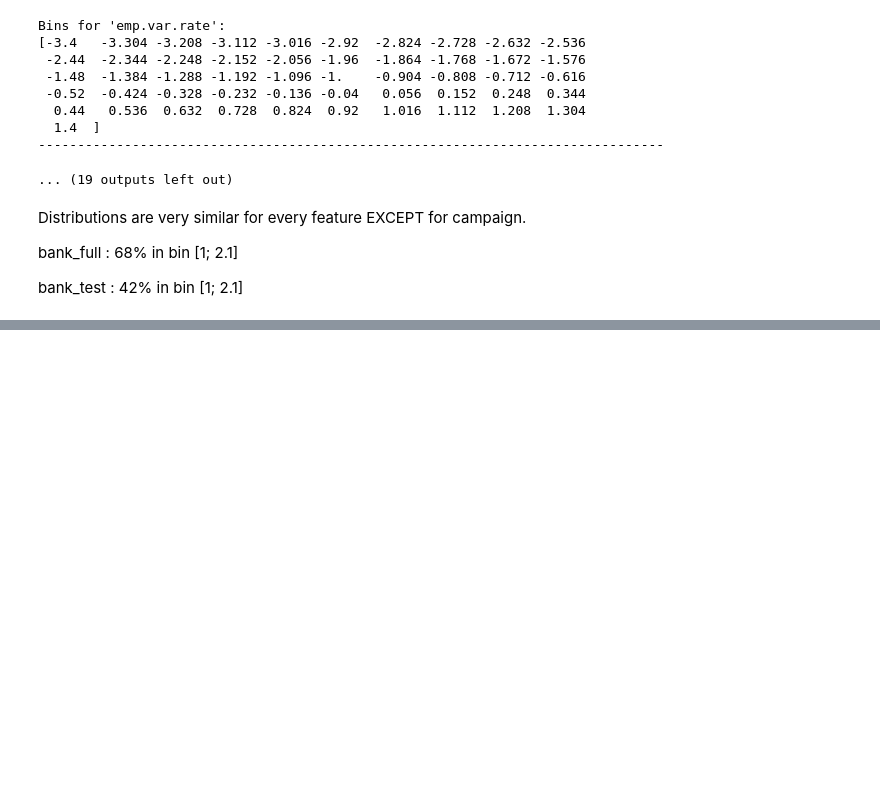
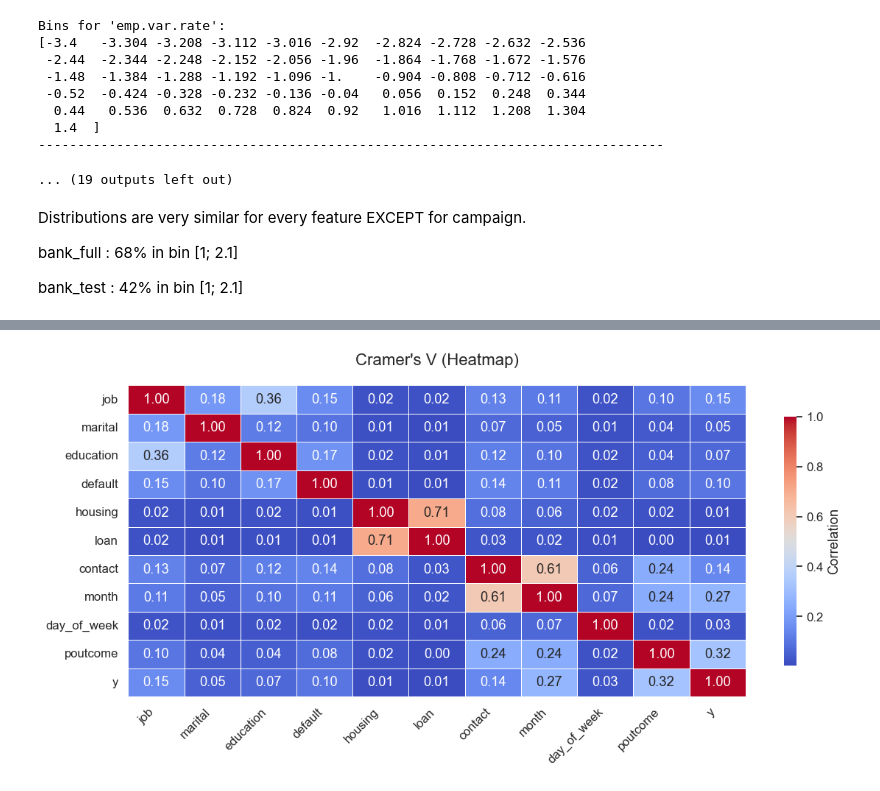
Before and after one commit to Xenodion/supervised_ml_project_waerniers_lamy, a Jupyter notebook: project.ipynb, the cells around one changed output, grey strips where cells are left out. Cells and saved outputs as stored; diff of their text form; code cells hidden in the pictures; blank space fills up the shorter version.

```diff
--- a/project.ipynb
+++ b/project.ipynb
@@ -251,0 +300,10 @@ bank_test : 42% in bin [1; 2.1]
+# %%
+cat_cols = bank_full.select_dtypes(include=["object", "category"]).columns.tolist()
+bank_cat = bank_full[cat_cols]
+
+cramers_outputs = [[cramers_v(bank_cat[col_i], bank_cat[col_j]) for col_j in cat_cols] for col_i in cat_cols]
+
+cramers_df = pd.DataFrame(cramers_outputs, columns = cat_cols, index = cat_cols)
+plot_heatmap(cramers_df, "Cramer's V (Heatmap)")
+# %% [output]
+[figure, added]
```
Also changed, not shown: parts of 3 cells of this notebook.
